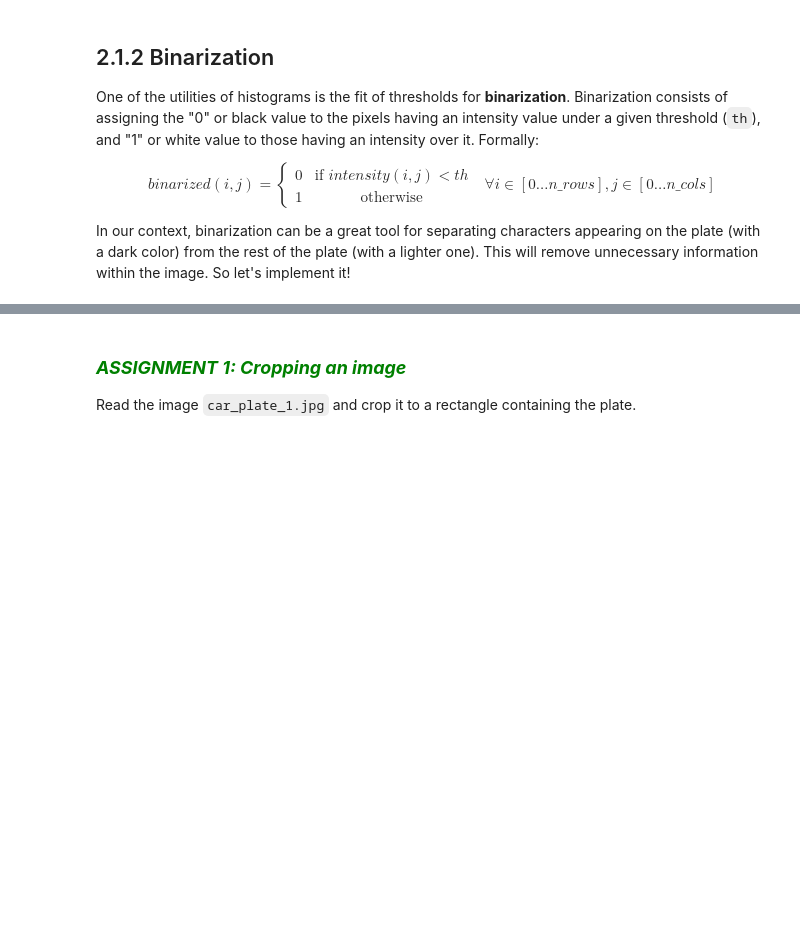
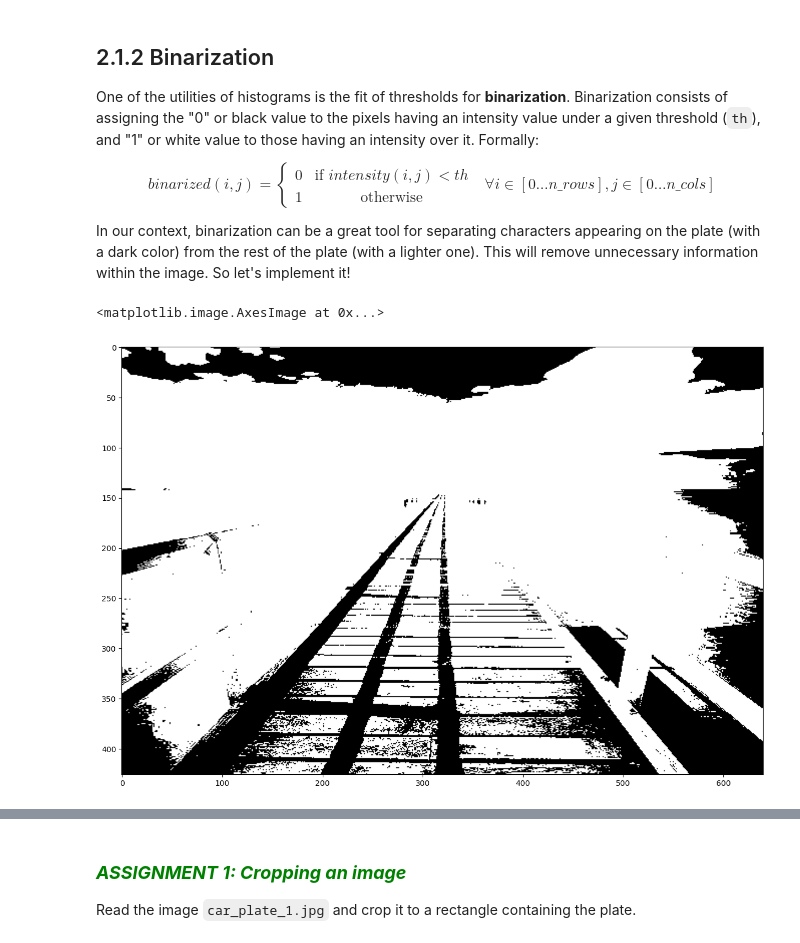
Before and after one commit to markisamiller/computer-vision-jupyter-notebooks-fall-2025-RDP, a Jupyter notebook: Chapter 02. Image processing/2.1 IP tools.ipynb, the cells around one changed output, grey strips where cells are left out. Saved outputs shown, nothing was run; the diff lists cells and outputs as text; code cells hidden in the pictures; blank space fills up the shorter version.

```diff
--- a/Chapter 02. Image processing/2.1 IP tools.ipynb
+++ b/Chapter 02. Image processing/2.1 IP tools.ipynb
@@ -88,3 +101,14 @@ binarized(i,j)=\left\{\begin{matrix}
 $$
 
 In our context, binarization can be a great tool for separating characters appearing on the plate (with a dark color) from the rest of the plate (with a lighter one). This will remove unnecessary information within the image. So let's implement it!
+# %%
+# Can you create a binary of the above image?
+_, binary = cv2.threshold(image, 127, 255, cv2.THRESH_BINARY)
+plt.imshow(binary, cmap='gray')
+# Now, show its histogram
+# plt.title("Binary image")
+# plt.hist(binary.ravel(),256,[0,256])
+# plt.show()
+# %% [output]
+<matplotlib.image.AxesImage at 0x...>
+[figure, added]
```
Also changed, not shown: parts of 8 cells of this notebook, 3 other files.
